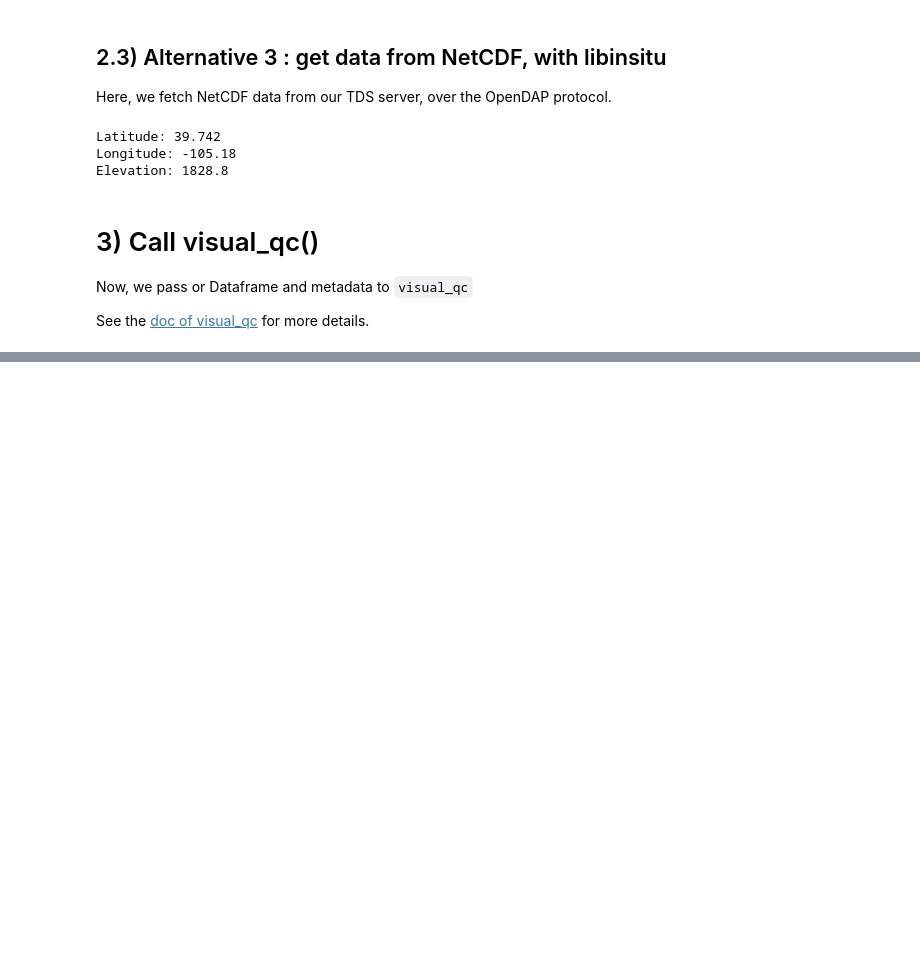
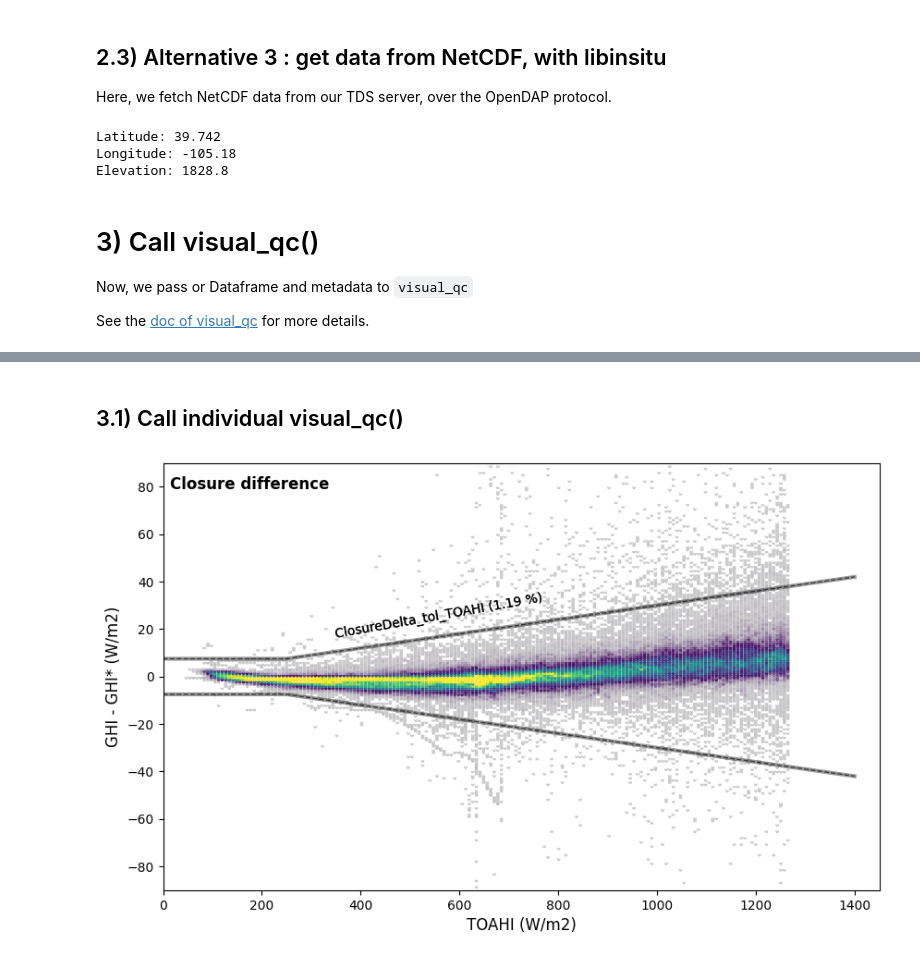
Before and after one commit to jcumbicosr/libinsitu, a Jupyter notebook: notebooks/visual-quality-check.ipynb, the cells around one changed output, grey strips where cells are left out. Drawn from its saved outputs; the diff is of its cells as text; code cells hidden in the pictures; blank space fills up the shorter version.

Commit message:
Update visual-quality-check example to show individual plots

```diff
--- a/notebooks/visual-quality-check.ipynb
+++ b/notebooks/visual-quality-check.ipynb
@@ -155,0 +163,16 @@ fig = visual_qc(
+# %% [markdown]
+## 3.1) Call individual visual_qc()
+# %%
+from libinsitu.qc.graphs.base import GraphId
+
+# fig = visual_qc(df, graph_id=GraphId.UL_1C_DNI)
+# fig = visual_qc(df, graph_id=GraphId.ALL_HEATMAPS)
+# fig = visual_qc(df, graph_id=GraphId.ALL_RATIOS)
+# fig = visual_qc(df, graph_id=GraphId.T2C_K_SZA)
+# fig = visual_qc(df, graph_id=GraphId.T2C_KN_KT_ENVELOPE)
+# fig = visual_qc(df, graph_id=GraphId.T2C_KD_KT_ENVELOPE)
+# fig = visual_qc(df, graph_id=GraphId.CLOSURE_RESIDUAL_HIST)
+# fig = visual_qc(df, graph_id=GraphId.T3C_CLOSURE_RATIO)
+fig = visual_qc(df, graph_id=GraphId.T3C_CLOSURE_DELTA)
+# %% [output]
+[figure, added]
```
Also changed, not shown: parts of 2 cells of this notebook.
